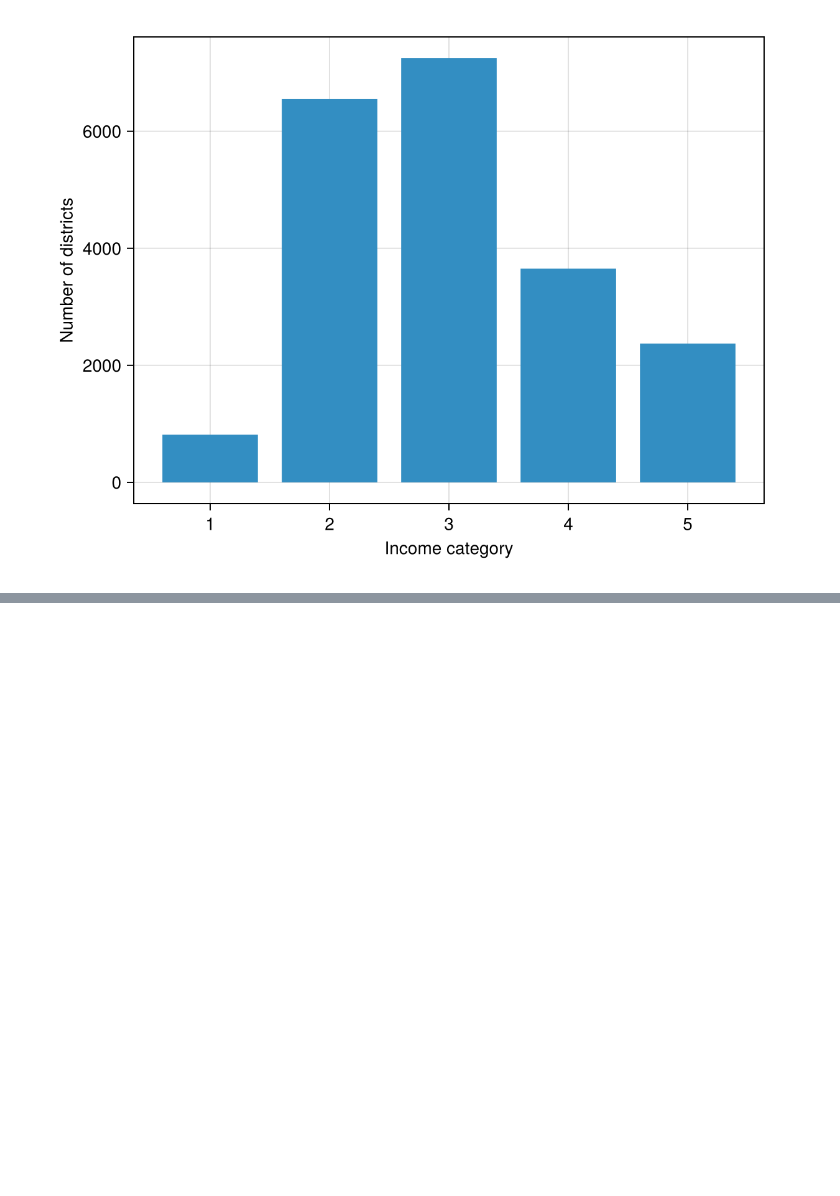
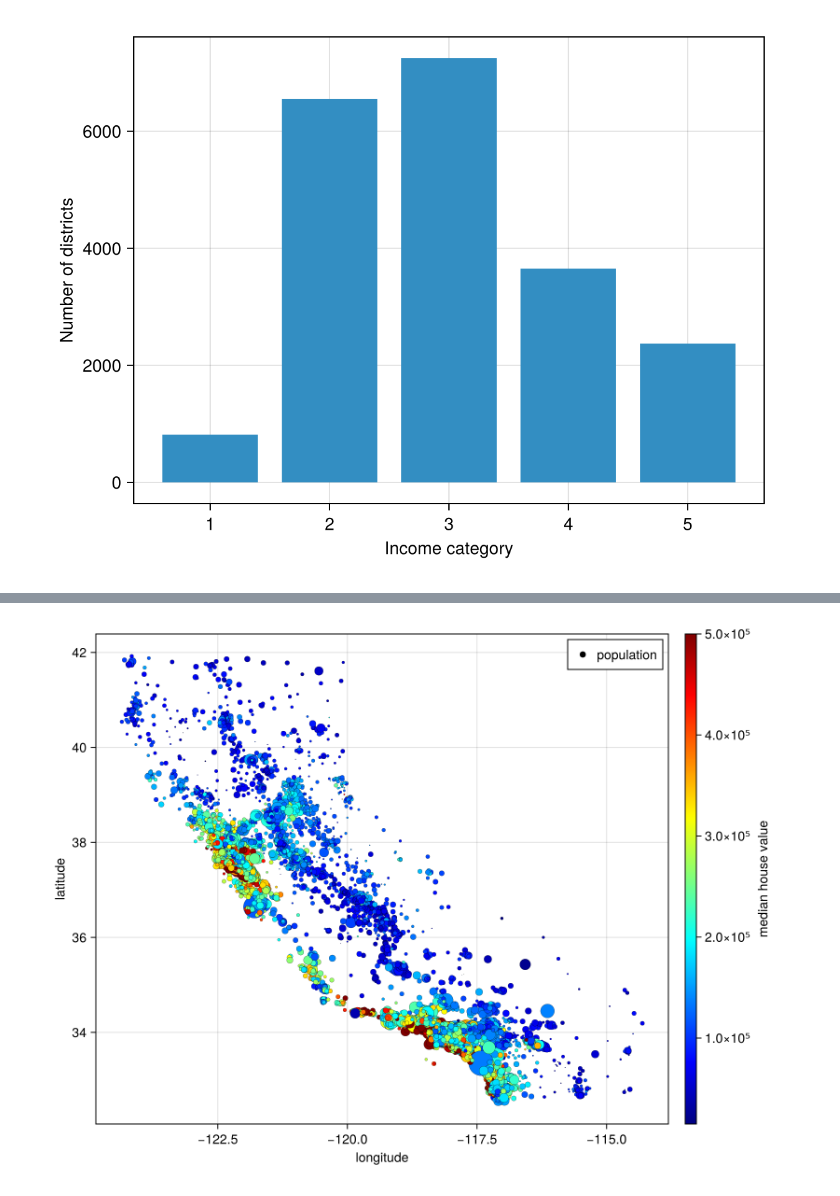
Before and after one commit to taigua/handson-mlj, a Jupyter notebook: 02_end_to_end_machine_learning_project.ipynb, the cells around one changed output, grey strips where cells are left out. Cells and saved outputs as stored; diff of their text form; code cells hidden in the pictures; blank space fills up the shorter version.

```diff
--- a/02_end_to_end_machine_learning_project.ipynb
+++ b/02_end_to_end_machine_learning_project.ipynb
@@ -217,0 +303,22 @@ fig
+# %%
+fig = Figure(size=(800, 600))
+ax = Axis(fig[1, 1]; xlabel="longitude", ylabel="latitude")
+sc = scatter!(
+    ax,
+    housing.longitude,
+    housing.latitude,
+    markersize = 2 .* sqrt.(housing.population ./ 100),
+    color = housing.median_house_value,
+    colormap = :jet,
+    strokewidth = 0.2,
+    strokecolor = :black,
+    transparency = true,
+    label = "population"
+)
+axislegend(position = :rt)
+
+Colorbar(fig[1, 2], sc; label = "median house value")
+
+fig
+# %% [output]
+[figure, added]
```
Also changed, not shown: parts of 15 cells of this notebook.
